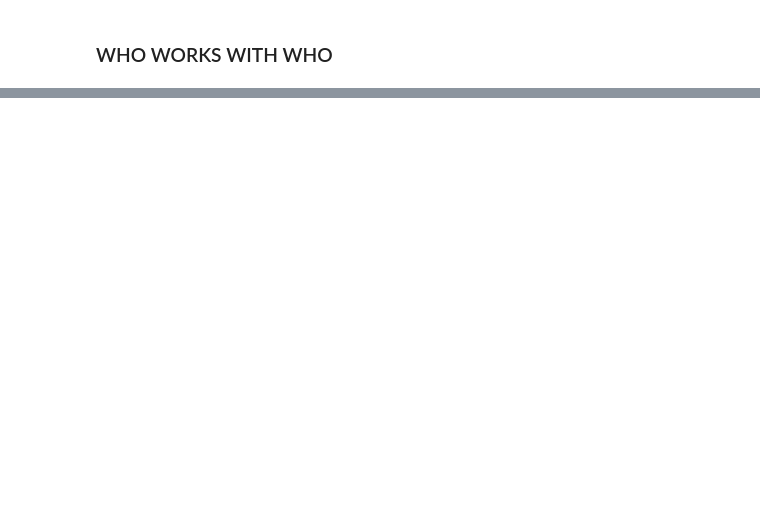
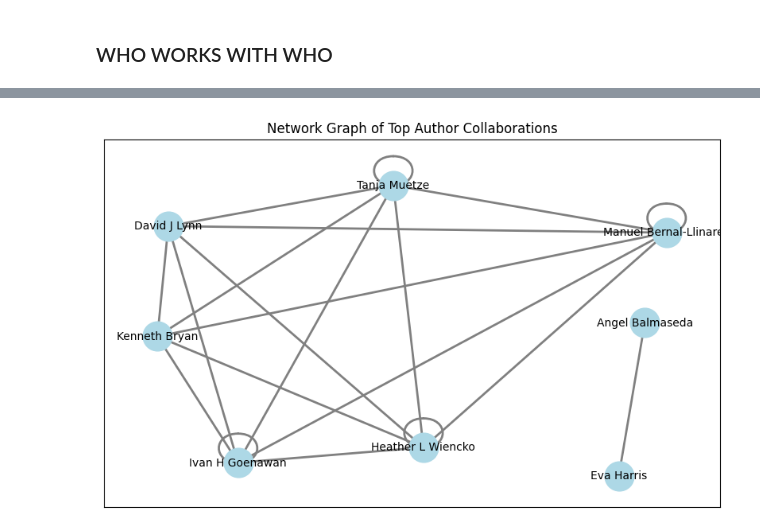
Before and after one commit to gnc506/Skills_Assessment, a Jupyter notebook: Skills_Assessment_2.ipynb, the cells around one changed output, grey strips where cells are left out. Cells and saved outputs as stored; diff of their text form; code cells hidden in the pictures; blank space fills up the shorter version.

```diff
--- a/Skills_Assessment_2.ipynb
+++ b/Skills_Assessment_2.ipynb
@@ -94,0 +247,27 @@ collaborations_df.head()
+# %%
+import networkx as nx
+from collections import Counter
+import matplotlib.pyplot as plt
+
+# Counting the frequency of each collaboration pair
+collaboration_counts = Counter(
+    (author1, author2) for _, author1, author2 in collaborations
+)
+
+# Selecting the top collaborations for visualization
+# For simplicity, let's take the top 20 collaborations
+top_collaborations = collaboration_counts.most_common(20)
+
+# Creating a network graph
+G = nx.Graph()
+for (author1, author2), count in top_collaborations:
+    G.add_edge(author1, author2, weight=count)
+
+# Drawing the network graph
+plt.figure(figsize=(10, 6))
+pos = nx.spring_layout(G, k=50, iterations=20)
+nx.draw_networkx(G, pos, node_size=700, font_size=10, width=2, edge_color='gray', node_color='lightblue')
+plt.title('Network Graph of Top Author Collaborations')
+plt.show()
+# %% [output]
+[figure, added]
```
Also changed, not shown: parts of 27 cells of this notebook.
